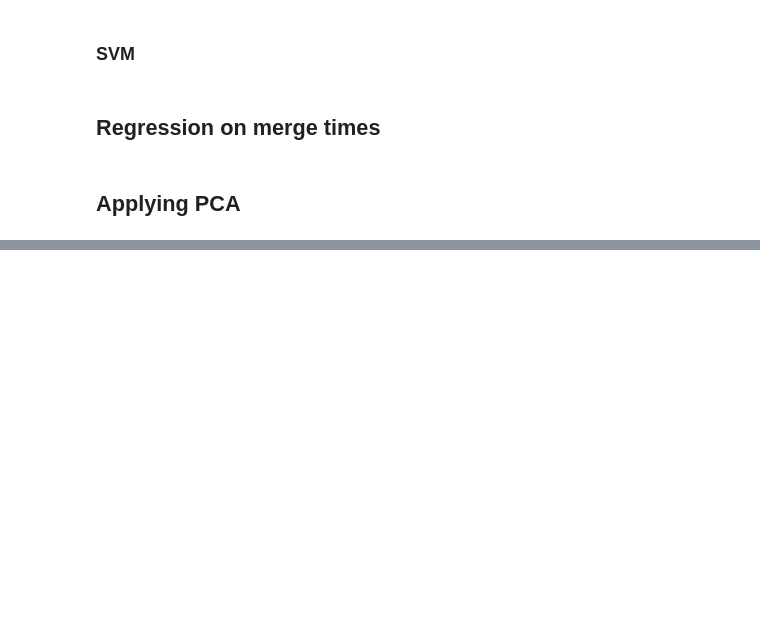
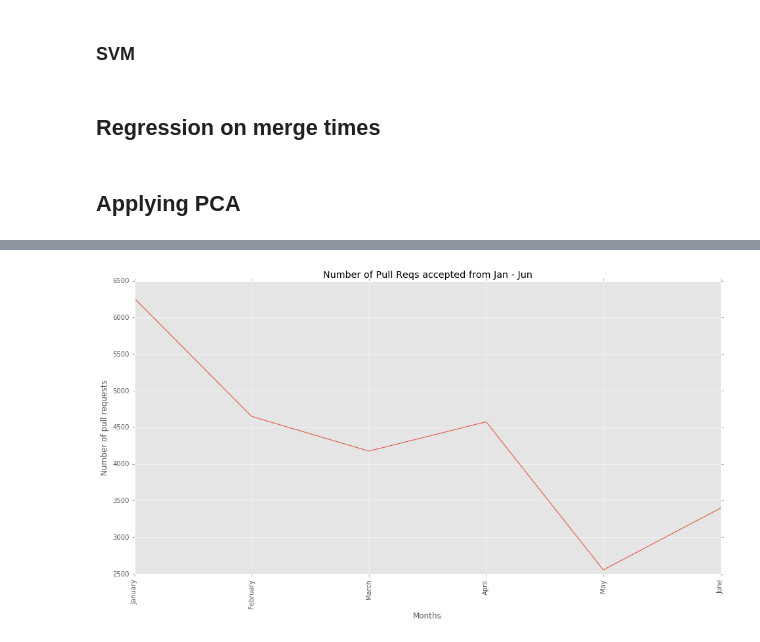
Before and after one commit to prudentprogrammer/Pull-Requests-Determinants, a Jupyter notebook: Pull Requests Determinants.ipynb, the cells around one changed output, grey strips where cells are left out. Saved outputs shown, nothing was run; the diff lists cells and outputs as text; code cells hidden in the pictures; blank space fills up the shorter version.

```diff
--- a/Pull Requests Determinants.ipynb
+++ b/Pull Requests Determinants.ipynb
@@ -765,3 +767,20 @@ reconstruct = pca.inverse_transform(scores)
 residual=dropped_features-reconstruct
 # %%
 residual
+# %%
+monthacceptance = pd.read_csv('./monthacceptance.csv')
+monthacceptance = monthacceptance[monthacceptance['cur_month'] != 7]
+# %%
+def monthName(m):
+    monthNames = {
+        1: 'January',
+        2: 'February',
+        3: 'March',
+        4: 'April',
+        5: 'May',
+        6: 'June'
+    }
+    return monthNames[m]
+# %%
+monthacceptance['month_name'] = monthacceptance['cur_month'].apply(monthName)
+monthacceptance
@@ -767,0 +795,10 @@ residual
+# %%
+plt.rcParams["figure.figsize"] = [16, 8]
+plt.plot(monthacceptance['cur_month'], monthacceptance['accepted'])
+plt.title("Number of Pull Reqs accepted from Jan - Jun")
+plt.xticks(monthacceptance['cur_month'], monthacceptance['month_name'], rotation='vertical')
+plt.xlabel("Months")
+plt.ylabel("Number of pull requests")
+plt.show()
+# %% [output]
+[figure, added]
```
Also changed, not shown: parts of 3 cells of this notebook.
